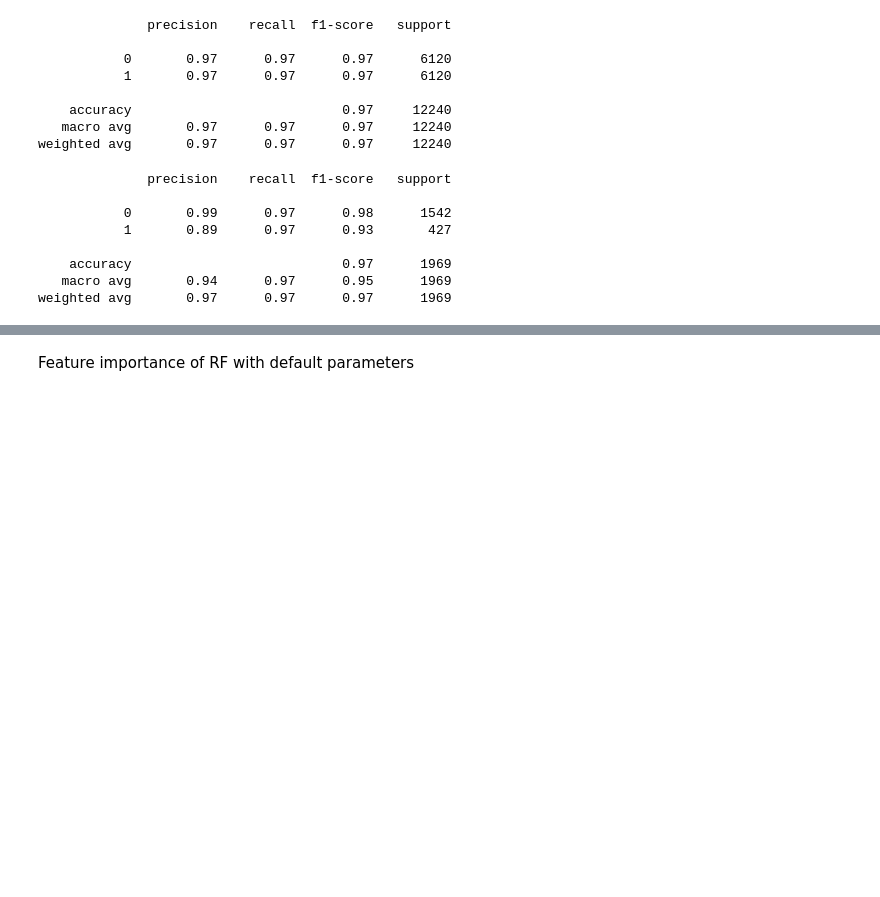
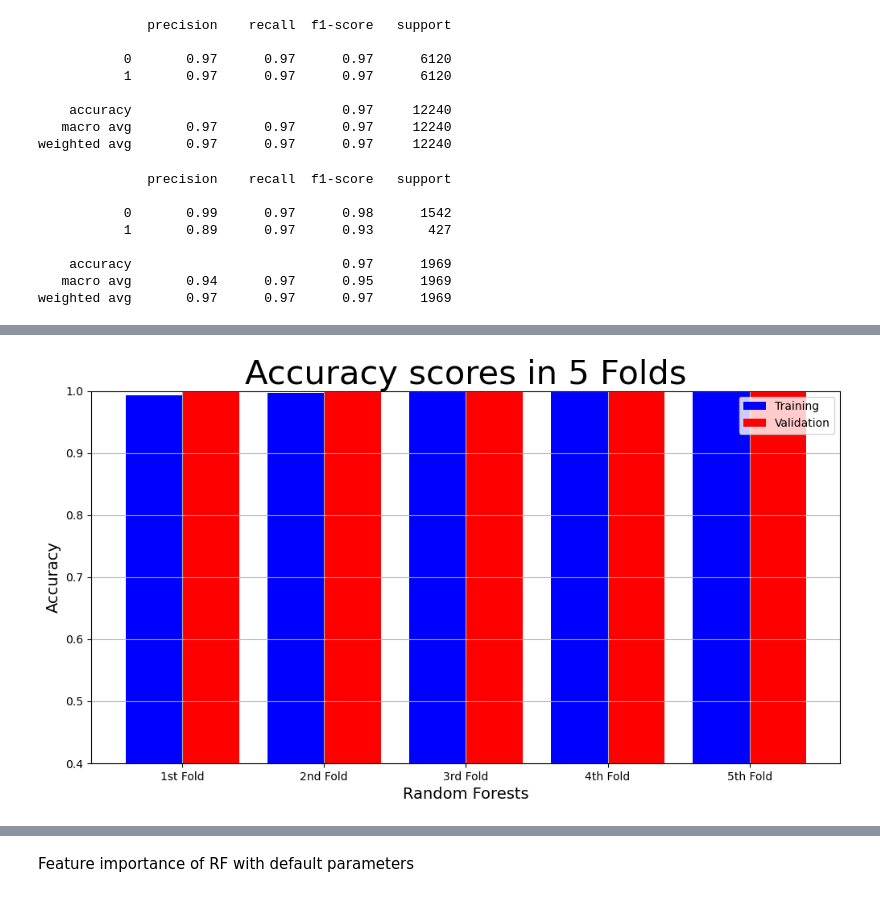
Before and after one commit to Mingg-Shi/CryptoFraud, a Jupyter notebook: model.ipynb, the cells around one changed output, grey strips where cells are left out. Saved outputs shown, nothing was run; the diff lists cells and outputs as text; code cells hidden in the pictures; blank space fills up the shorter version.

```diff
--- a/model.ipynb
+++ b/model.ipynb
@@ -51 +93,9 @@ weighted avg       0.97      0.97      0.97      1969
+# %%
+plot_result('Random Forests',
+            "Accuracy",
+            "Accuracy scores in 5 Folds",
+            val_results["recall"],
+            train_results["recall"])
+# %% [output]
+[figure, added]
 # %%
```
Also changed, not shown: parts of 14 cells of this notebook, 6 other files.
